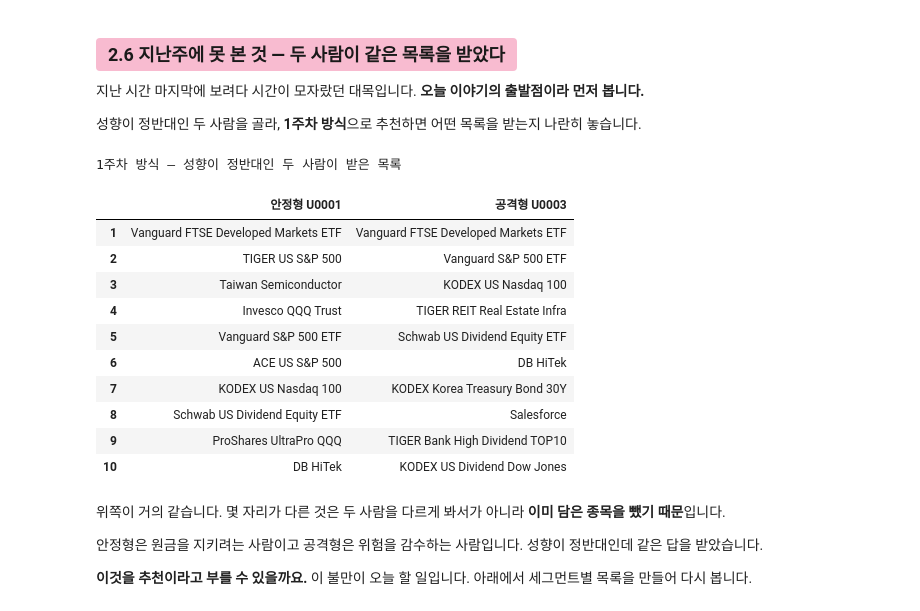
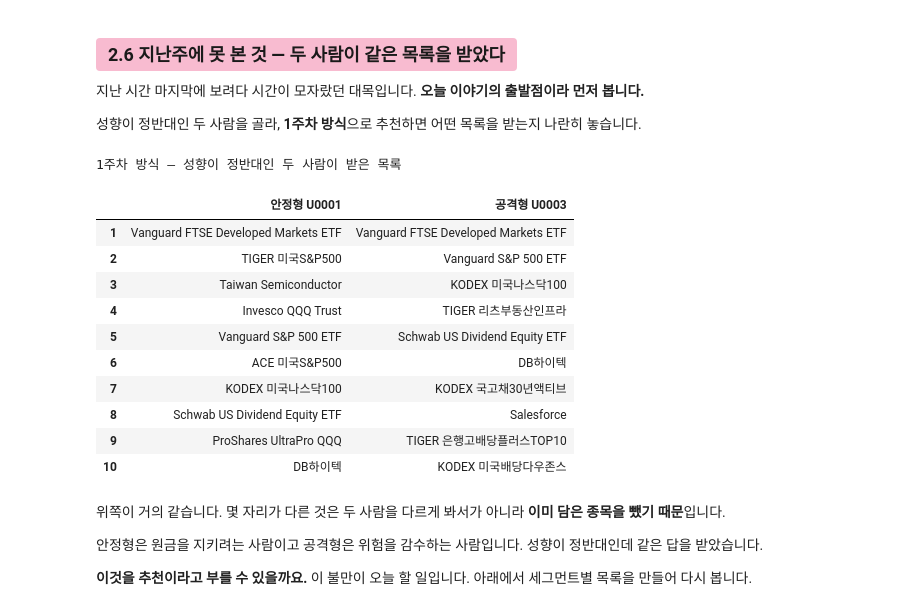
Before and after one commit to welovecherry/recsys, a Jupyter notebook: notebooks/02_rules_metrics.ipynb, the cells around one changed output. Saved outputs shown, nothing was run; the diff lists cells and outputs as text; code cells hidden in the pictures.

```diff
--- a/notebooks/02_rules_metrics.ipynb
+++ b/notebooks/02_rules_metrics.ipynb
@@ -392,35 +392,35 @@ U0003 → Leveraged|4
 # %%
 # 성향이 정반대인 두 사람을 한 명씩 고릅니다.
 채점대상 = set(test["user_id"])
 
-보수적인_사람들 = users[users["persona"] == "Conservative"]["user_id"]
+보수적인_사람들 = users[users["persona"] == "안정형"]["user_id"]
 안정형 = [사람 for 사람 in 보수적인_사람들 if 사람 in 채점대상][0]
 
-공격적인_사람들 = users[users["persona"] == "Aggressive"]["user_id"]
+공격적인_사람들 = users[users["persona"] == "공격형"]["user_id"]
 공격형 = [사람 for 사람 in 공격적인_사람들 if 사람 in 채점대상][0]
 
 # 1주차 방식(모두에게 같은 목록)으로 두 사람에게 추천해 봅니다.
 지난주_비교 = pd.DataFrame({
     f"안정형 {안정형}": [name_of[i] for i in 모두에게_같은_추천(안정형, seen_map[안정형])],
     f"공격형 {공격형}": [name_of[i] for i in 모두에게_같은_추천(공격형, seen_map[공격형])],
 })
 지난주_비교.index = range(1, 11)
 
 print("1주차 방식 — 성향이 정반대인 두 사람이 받은 목록\n")
 지난주_비교
 # %% [output]
 1주차 방식 — 성향이 정반대인 두 사람이 받은 목록
 |  | 안정형 U0001 | 공격형 U0003 |
 | 1 | Vanguard FTSE Developed Markets ETF | Vanguard FTSE Developed Markets ETF |
-| 2 | TIGER US S&P 500 | Vanguard S&P 500 ETF |
-| 3 | Taiwan Semiconductor | KODEX US Nasdaq 100 |
-| 4 | Invesco QQQ Trust | TIGER REIT Real Estate Infra |
+| 2 | TIGER 미국S&P500 | Vanguard S&P 500 ETF |
+| 3 | Taiwan Semiconductor | KODEX 미국나스닥100 |
+| 4 | Invesco QQQ Trust | TIGER 리츠부동산인프라 |
 | 5 | Vanguard S&P 500 ETF | Schwab US Dividend Equity ETF |
-| 6 | ACE US S&P 500 | DB HiTek |
-| 7 | KODEX US Nasdaq 100 | KODEX Korea Treasury Bond 30Y |
+| 6 | ACE 미국S&P500 | DB하이텍 |
+| 7 | KODEX 미국나스닥100 | KODEX 국고채30년액티브 |
 | 8 | Schwab US Dividend Equity ETF | Salesforce |
-| 9 | ProShares UltraPro QQQ | TIGER Bank High Dividend TOP10 |
-| 10 | DB HiTek | KODEX US Dividend Dow Jones |
+| 9 | ProShares UltraPro QQQ | TIGER 은행고배당플러스TOP10 |
+| 10 | DB하이텍 | KODEX 미국배당다우존스 |
 # %% [markdown]
 위쪽이 거의 같습니다. 몇 자리가 다른 것은 두 사람을 다르게 봐서가 아니라 **이미 담은 종목을 뺐기 때문**입니다.
 
```
Also changed, not shown: parts of 10 cells of this notebook, 1 other file.
